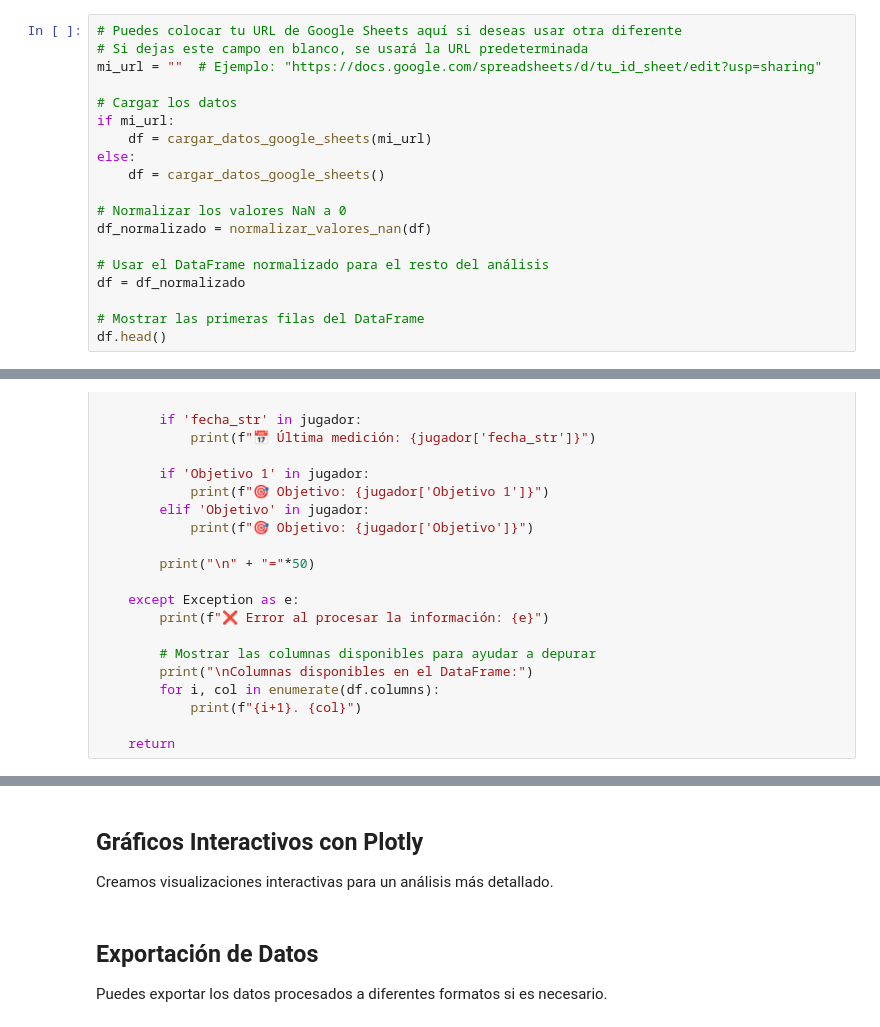
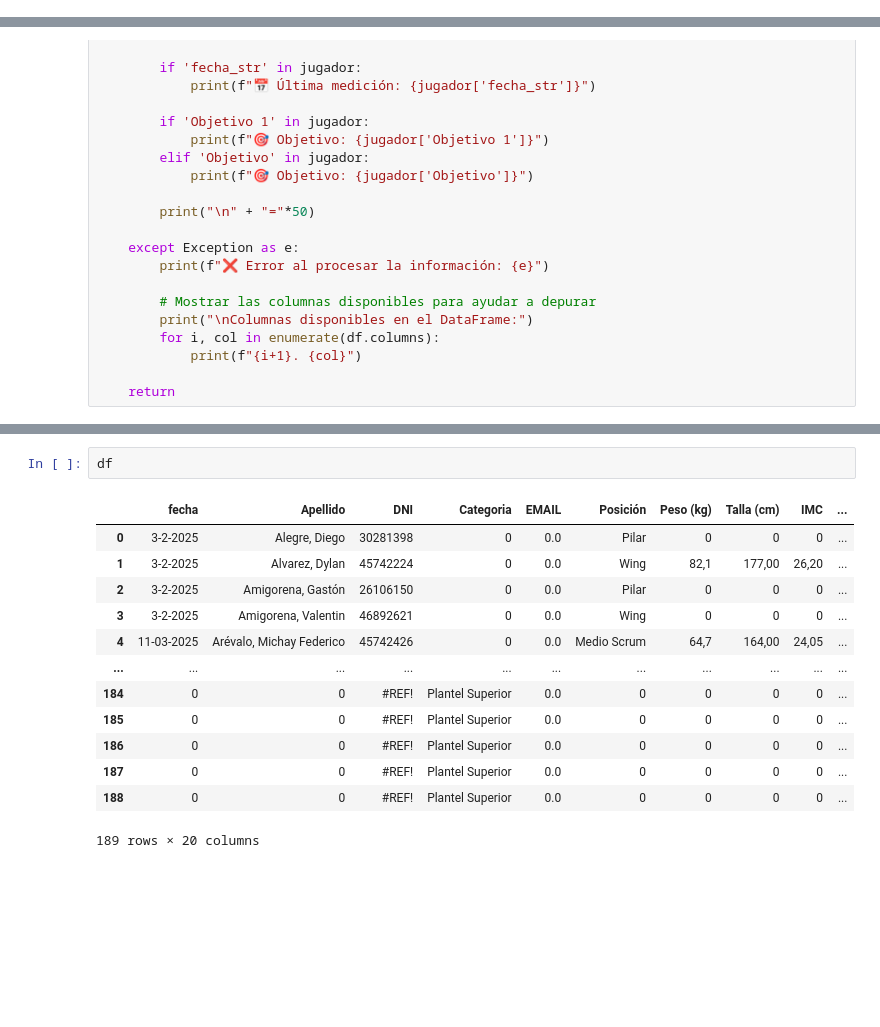
Before and after one commit to fideito10/Catapult, a Jupyter notebook: prueba/nutricion.ipynb, the cells around one changed output, grey strips where cells are left out. Drawn from its saved outputs; the diff is of its cells as text; blank space fills up the shorter version.

```diff
--- a/prueba/nutricion.ipynb
+++ b/prueba/nutricion.ipynb
@@ -137,22 +98,3 @@ def normalizar_valores_nan(dataframe):
 ## Carga de Datos
 
 Puedes usar la URL por defecto o introducir tu propia URL de Google Sheets.
-# %%
-# Puedes colocar tu URL de Google Sheets aquí si deseas usar otra diferente
-# Si dejas este campo en blanco, se usará la URL predeterminada
-mi_url = ""  # Ejemplo: "https://docs.google.com/spreadsheets/d/tu_id_sheet/edit?usp=sharing"
-
-# Cargar los datos
-if mi_url:
-    df = cargar_datos_google_sheets(mi_url)
-else:
-    df = cargar_datos_google_sheets()
-
-# Normalizar los valores NaN a 0
-df_normalizado = normalizar_valores_nan(df)
-
-# Usar el DataFrame normalizado para el resto del análisis
-df = df_normalizado
-
-# Mostrar las primeras filas del DataFrame
-df.head()
@@ -313,8 +191,16 @@ else:
-# %% [markdown]
-## Gráficos Interactivos con Plotly
-
-Creamos visualizaciones interactivas para un análisis más detallado.
-# %% [markdown]
-## Exportación de Datos
-
-Puedes exportar los datos procesados a diferentes formatos si es necesario.
+# %%
+df
+# %% [output]
+|  | fecha | Apellido | DNI | Categoria | EMAIL | Posición | Peso (kg) | Talla (cm) | IMC | ... |
+| 0 | 3-2-2025 | Alegre, Diego | 30281398 | 0 | 0.0 | Pilar | 0 | 0 | 0 | ... |
+| 1 | 3-2-2025 | Alvarez, Dylan | 45742224 | 0 | 0.0 | Wing | 82,1 | 177,00 | 26,20 | ... |
+| 2 | 3-2-2025 | Amigorena, Gastón | 26106150 | 0 | 0.0 | Pilar | 0 | 0 | 0 | ... |
+| 3 | 3-2-2025 | Amigorena, Valentin | 46892621 | 0 | 0.0 | Wing | 0 | 0 | 0 | ... |
+| 4 | 11-03-2025 | Arévalo, Michay Federico | 45742426 | 0 | 0.0 | Medio Scrum | 64,7 | 164,00 | 24,05 | ... |
+| ... | ... | ... | ... | ... | ... | ... | ... | ... | ... | ... |
+| 184 | 0 | 0 | #REF! | Plantel Superior | 0.0 | 0 | 0 | 0 | 0 | ... |
+| 185 | 0 | 0 | #REF! | Plantel Superior | 0.0 | 0 | 0 | 0 | 0 | ... |
+| 186 | 0 | 0 | #REF! | Plantel Superior | 0.0 | 0 | 0 | 0 | 0 | ... |
+| 187 | 0 | 0 | #REF! | Plantel Superior | 0.0 | 0 | 0 | 0 | 0 | ... |
+| 188 | 0 | 0 | #REF! | Plantel Superior | 0.0 | 0 | 0 | 0 | 0 | ... |
+189 rows × 20 columns
```
Also changed, not shown: parts of 7 cells of this notebook, 8 other files.
